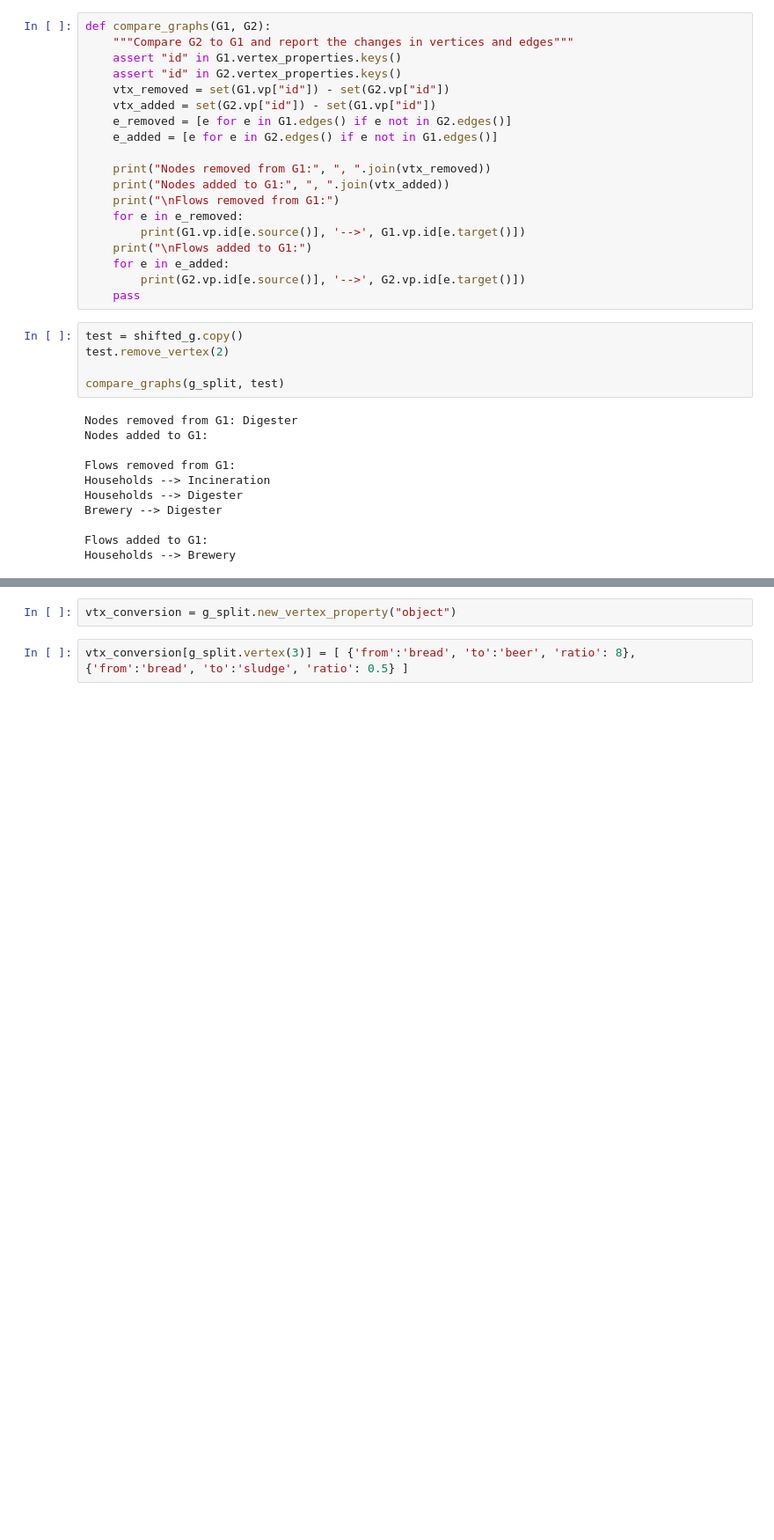
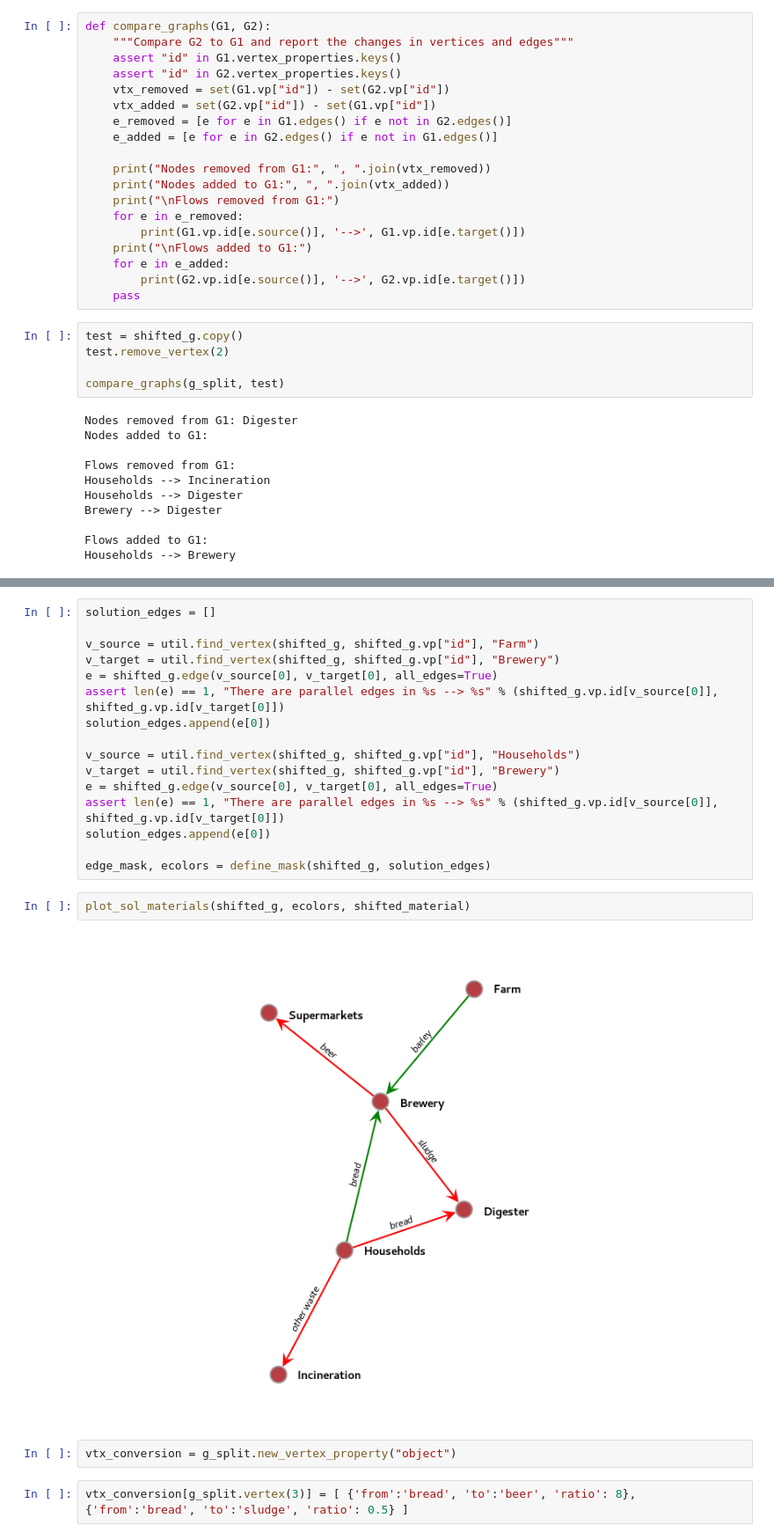
Before and after one commit to MaxBo/REPAiR-Web, a Jupyter notebook: flow_modelling/fm03_add_remove_flows.ipynb, the cells around one changed output, grey strips where cells are left out. Shown: that part at 88% size. Drawn from its saved outputs; the diff is of its cells as text; blank space fills up the shorter version.

Commit message:
Update define_mask()
It takes an iterable of edge objects that will be included, instead of
masking the edges based on material

```diff
--- a/flow_modelling/fm03_add_remove_flows.ipynb
+++ b/flow_modelling/fm03_add_remove_flows.ipynb
@@ -276,3 +296,23 @@ Also, the solution defines that the Brewery can convert 500kg of bread to 4000 l
+# %%
+solution_edges = []
+
+v_source = util.find_vertex(shifted_g, shifted_g.vp["id"], "Farm")
+v_target = util.find_vertex(shifted_g, shifted_g.vp["id"], "Brewery")
+e = shifted_g.edge(v_source[0], v_target[0], all_edges=True)
+assert len(e) == 1, "There are parallel edges in %s --> %s" % (shifted_g.vp.id[v_source[0]], shifted_g.vp.id[v_target[0]])
+solution_edges.append(e[0])
+
+v_source = util.find_vertex(shifted_g, shifted_g.vp["id"], "Households")
+v_target = util.find_vertex(shifted_g, shifted_g.vp["id"], "Brewery")
+e = shifted_g.edge(v_source[0], v_target[0], all_edges=True)
+assert len(e) == 1, "There are parallel edges in %s --> %s" % (shifted_g.vp.id[v_source[0]], shifted_g.vp.id[v_target[0]])
+solution_edges.append(e[0])
+
+edge_mask, ecolors = define_mask(shifted_g, solution_edges)
+# %%
+plot_sol_materials(shifted_g, ecolors, shifted_material)
+# %% [output]
+[figure, added]
 # %%
 vtx_conversion = g_split.new_vertex_property("object")
 # %%
```
Also changed, not shown: parts of 7 cells of this notebook.
